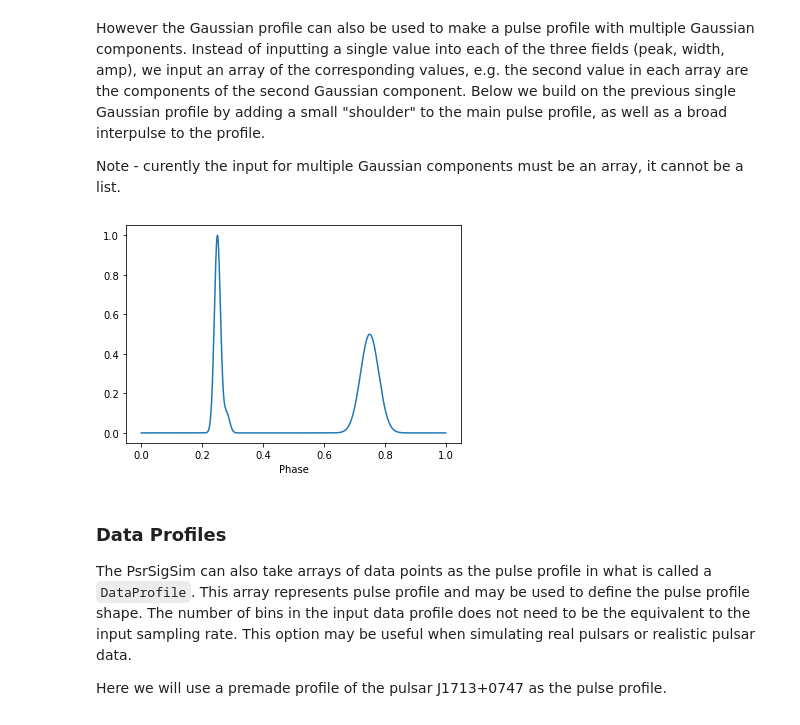
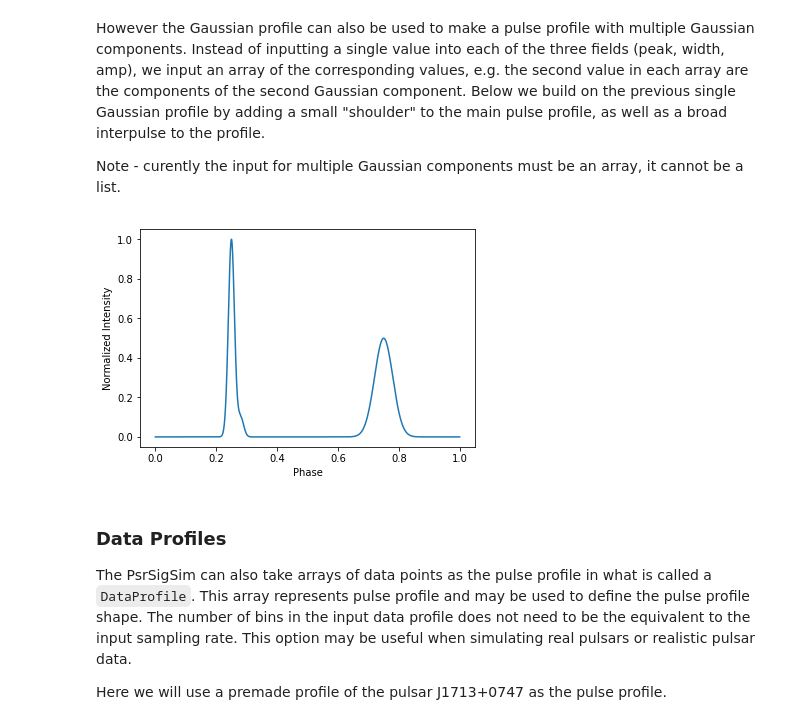
Before and after one commit to PsrSigSim/PsrSigSim, a Jupyter notebook: docs/_static/notebooks/pulse_profiles_tutorial_3.ipynb, the cells around one changed output. Cells and saved outputs as stored; diff of their text form; code cells hidden in the pictures.

```diff
--- a/docs/_static/notebooks/pulse_profiles_tutorial_3.ipynb
+++ b/docs/_static/notebooks/pulse_profiles_tutorial_3.ipynb
@@ -76,20 +80,21 @@ Note - curently the input for multiple Gaussian components must be an array, it
 # %%
 # Define the number and value of each Gaussain component
 peaks = np.array([0.25, 0.28, 0.75])
 widths = np.array([0.01, 0.01, 0.03])
 amps = np.array([1.0, 0.1, 0.5])
 
 # Define the profile using multiple Gaussians
 multi_gauss_prof = pss.pulsar.GaussProfile(peak = peaks, width = widths, amp = amps)
 # We want to use 2048 phase bins and just one frequency channel for this test.
 multi_gauss_prof.init_profiles(2048, Nchan = 1)
 # And then we can plot the array to see what the profile looks like
 plt.plot(np.linspace(0,1,2048), multi_gauss_prof.profiles[0])
 plt.xlabel("Phase")
+plt.ylabel('Normalized Intensity')
 plt.show()
 plt.close()
 # %% [output]
-[figure, old version]
+[figure, new version]
 # %% [markdown]
 ### Data Profiles
 
```
Also changed, not shown: parts of 10 cells of this notebook, 14 other files.
